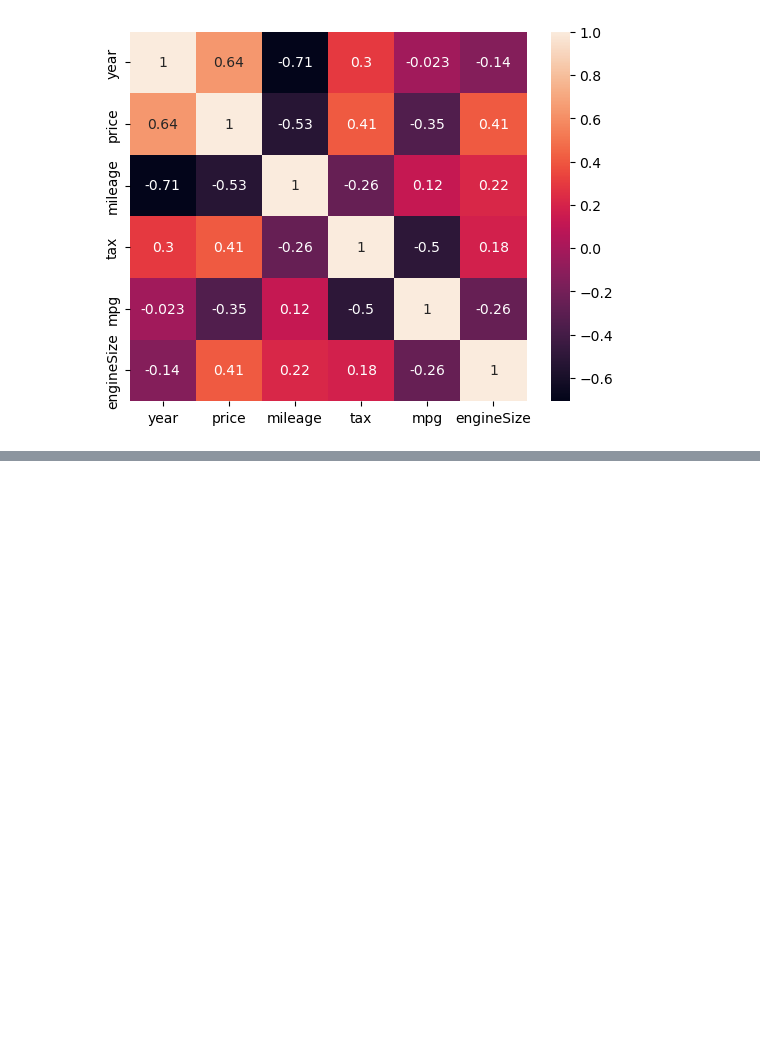
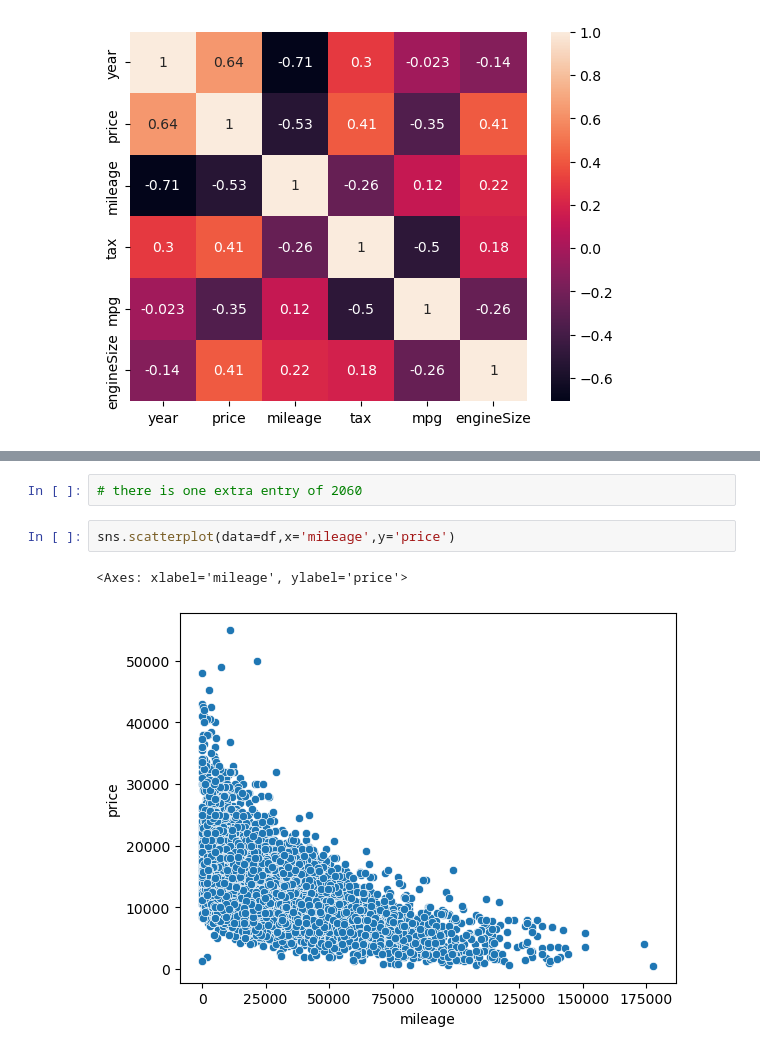
Before and after one commit to Abhi-ops-hub/Ford_Drive_Value, a Jupyter notebook: code.ipynb, the cells around one changed output, grey strips where cells are left out. Drawn from its saved outputs; the diff is of its cells as text; blank space fills up the shorter version.

```diff
--- a/code.ipynb
+++ b/code.ipynb
@@ -96,0 +114,7 @@ sns.boxplot(data=df,x='year',y='price')
+# %%
+# there is one extra entry of 2060
+# %%
+sns.scatterplot(data=df,x='mileage',y='price')
+# %% [output]
+<Axes: xlabel='mileage', ylabel='price'>
+[figure, added]
```
Also changed, not shown: parts of 20 cells of this notebook.
